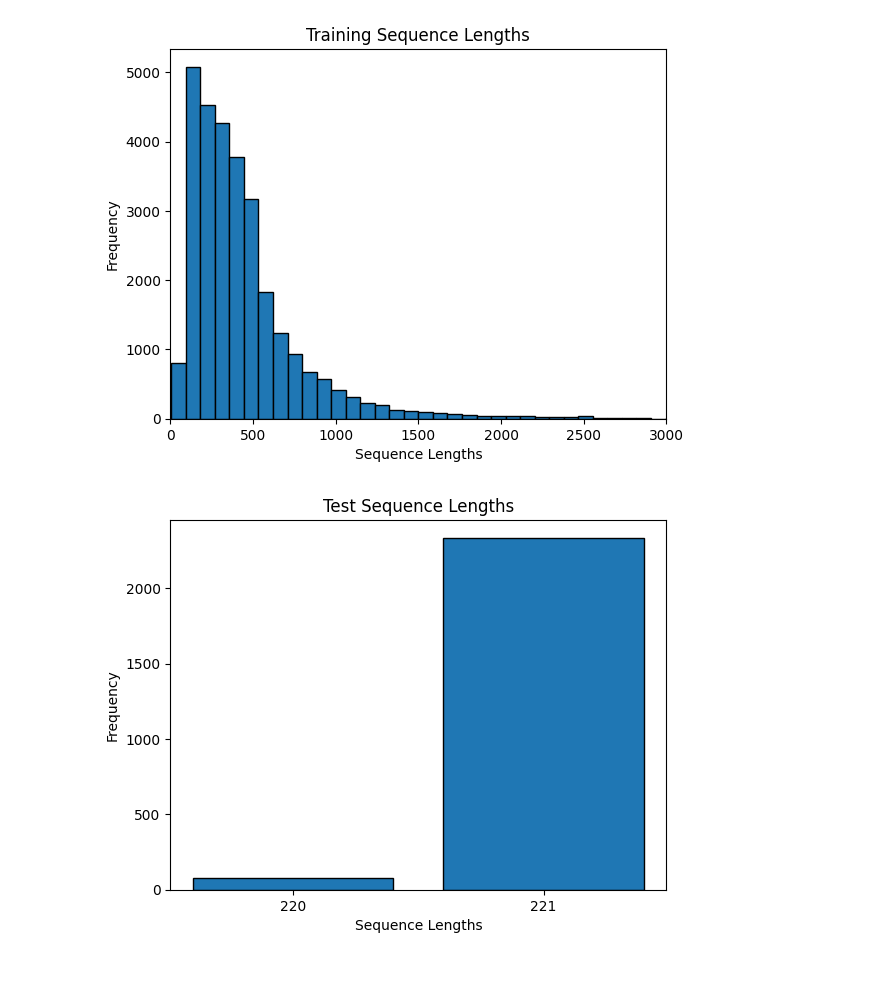
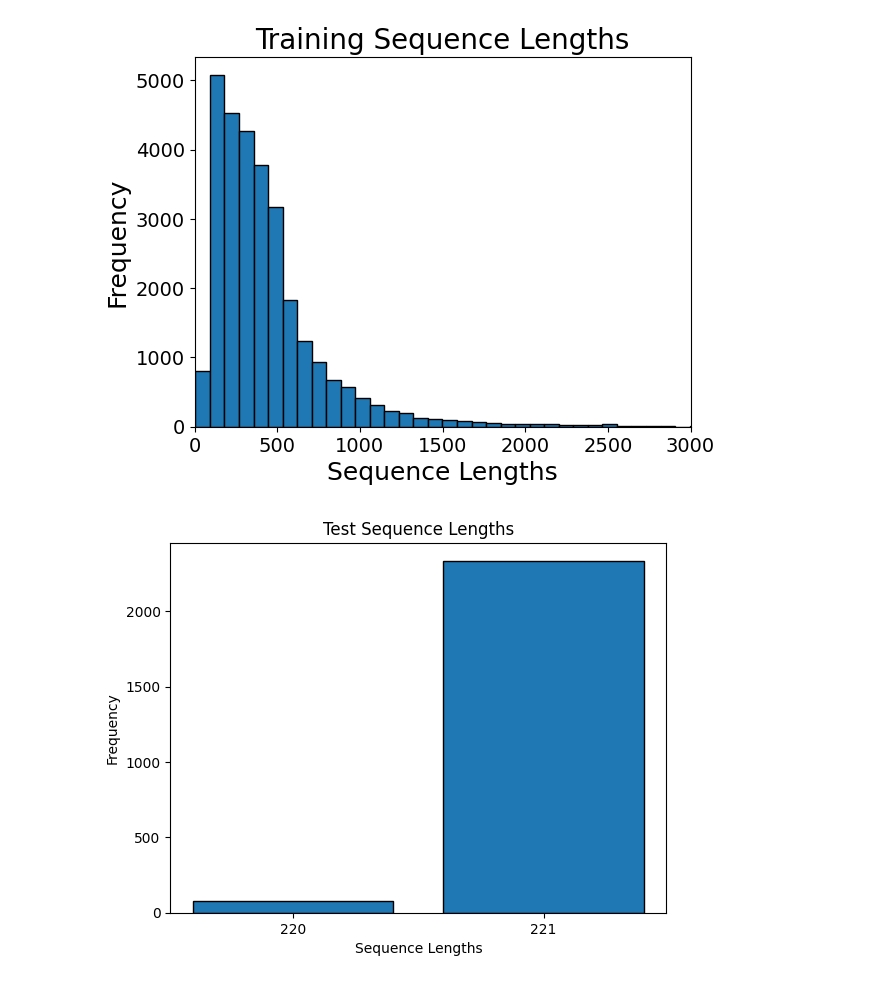
Before and after one commit to CS-433/ml-project-2-orlovietf, a Jupyter notebook: models/data_exploration.ipynb, the cells around one changed output. Drawn from its saved outputs; the diff is of its cells as text; code cells hidden in the pictures.

```diff
--- a/models/data_exploration.ipynb
+++ b/models/data_exploration.ipynb
@@ -14,17 +14,21 @@ test_sequences = df["protein_sequence"].tolist()
 # %%
 import matplotlib.pyplot as plt
 
 sequence_lengths = [len(sequence) for sequence in sequences]
 plt.hist(sequence_lengths, bins=100, edgecolor='black')
 
-plt.title('Training Sequence Lengths')
-plt.xlim(0,3000)
-plt.xlabel('Sequence Lengths')
-plt.ylabel('Frequency')
+# Increase font sizes
+plt.title('Training Sequence Lengths', fontsize=20)
+plt.xlim(0, 3000)
+plt.xlabel('Sequence Lengths', fontsize=18)
+plt.ylabel('Frequency', fontsize=18)
+
+# Increase tick label sizes
+plt.tick_params(axis='both', which='major', labelsize=14)
 
 plt.show()
 # %% [output]
-[figure, old version]
+[figure, new version]
 # %%
 import numpy as np
 
```
Also changed, not shown: 21 other files.
